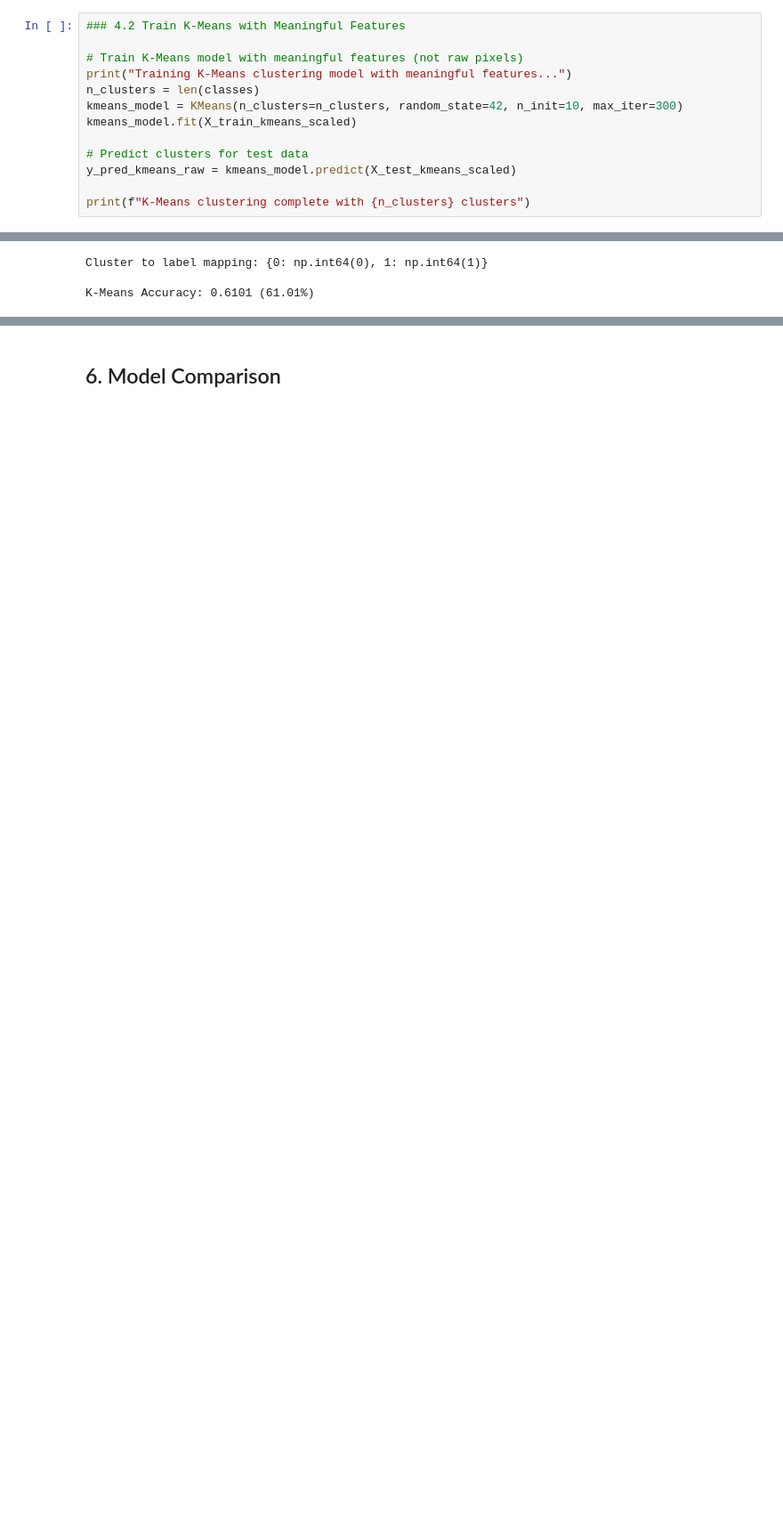
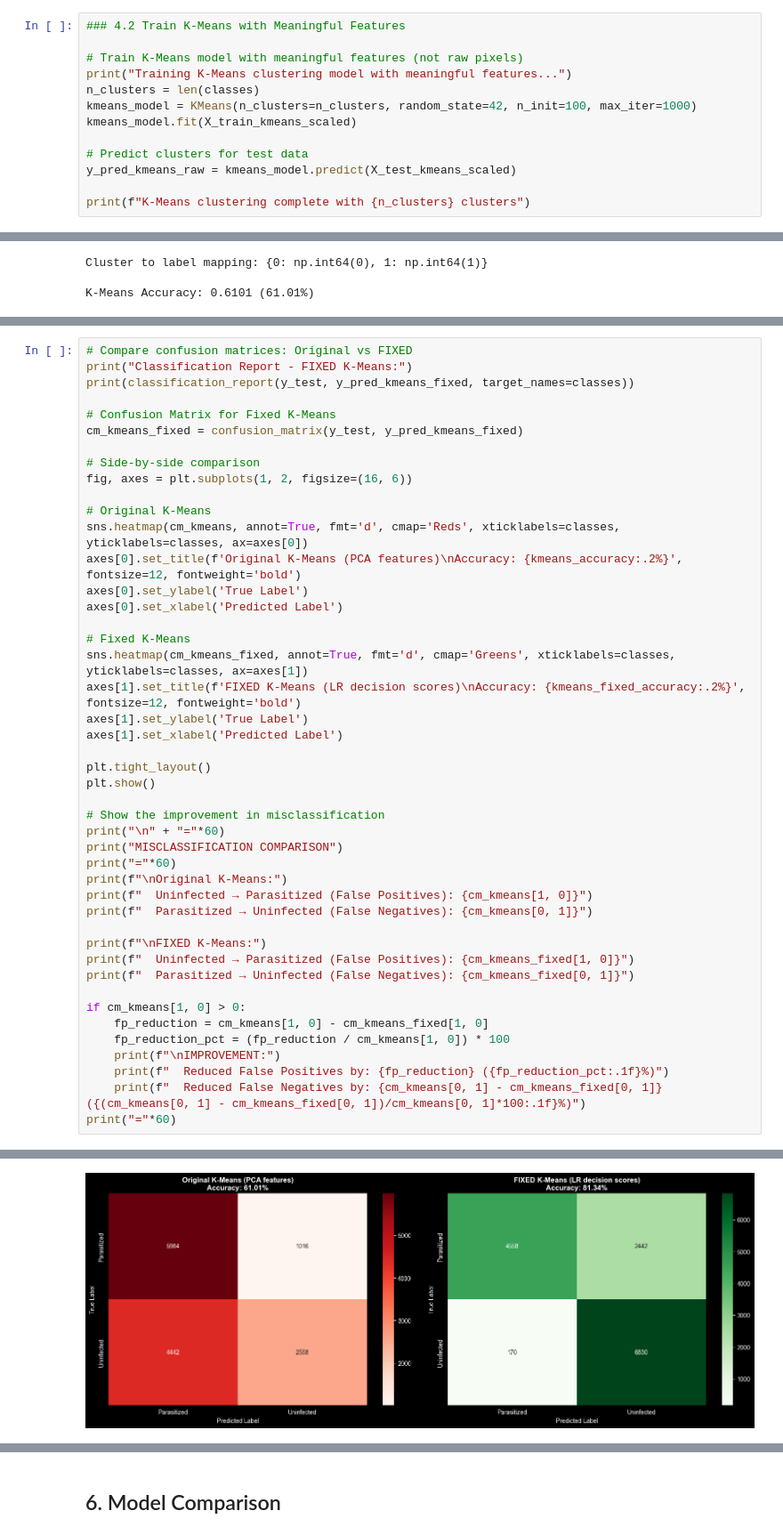
Before and after one commit to Adhamzineldin/ML_Project_New, a Jupyter notebook: Image/image.ipynb, the cells around one changed output, grey strips where cells are left out. Shown at 89% size. Drawn from its saved outputs; the diff is of its cells as text; blank space fills up the shorter version.

Commit message:
81 K MEANS LR FEATURES

```diff
--- a/Image/image.ipynb
+++ b/Image/image.ipynb
@@ -709,7 +709,7 @@ K-Means clustering complete with 2 clusters
 # Train K-Means model with meaningful features (not raw pixels)
 print("Training K-Means clustering model with meaningful features...")
 n_clusters = len(classes)
-kmeans_model = KMeans(n_clusters=n_clusters, random_state=42, n_init=10, max_iter=300)
+kmeans_model = KMeans(n_clusters=n_clusters, random_state=42, n_init=100, max_iter=1000)
 kmeans_model.fit(X_train_kmeans_scaled)
 
 # Predict clusters for test data
@@ -777,0 +855,46 @@ weighted avg       0.64      0.61      0.59     14000
+# %%
+# Compare confusion matrices: Original vs FIXED
+print("Classification Report - FIXED K-Means:")
+print(classification_report(y_test, y_pred_kmeans_fixed, target_names=classes))
+
+# Confusion Matrix for Fixed K-Means
+cm_kmeans_fixed = confusion_matrix(y_test, y_pred_kmeans_fixed)
+
+# Side-by-side comparison
+fig, axes = plt.subplots(1, 2, figsize=(16, 6))
+
+# Original K-Means
+sns.heatmap(cm_kmeans, annot=True, fmt='d', cmap='Reds', xticklabels=classes, yticklabels=classes, ax=axes[0])
+axes[0].set_title(f'Original K-Means (PCA features)\nAccuracy: {kmeans_accuracy:.2%}', fontsize=12, fontweight='bold')
+axes[0].set_ylabel('True Label')
+axes[0].set_xlabel('Predicted Label')
+
+# Fixed K-Means
+sns.heatmap(cm_kmeans_fixed, annot=True, fmt='d', cmap='Greens', xticklabels=classes, yticklabels=classes, ax=axes[1])
+axes[1].set_title(f'FIXED K-Means (LR decision scores)\nAccuracy: {kmeans_fixed_accuracy:.2%}', fontsize=12, fontweight='bold')
+axes[1].set_ylabel('True Label')
+axes[1].set_xlabel('Predicted Label')
+
+plt.tight_layout()
+plt.show()
+
+# Show the improvement in misclassification
+print("\n" + "="*60)
+print("MISCLASSIFICATION COMPARISON")
+print("="*60)
+print(f"\nOriginal K-Means:")
+print(f"  Uninfected → Parasitized (False Positives): {cm_kmeans[1, 0]}")
+print(f"  Parasitized → Uninfected (False Negatives): {cm_kmeans[0, 1]}")
+
+print(f"\nFIXED K-Means:")
+print(f"  Uninfected → Parasitized (False Positives): {cm_kmeans_fixed[1, 0]}")
+print(f"  Parasitized → Uninfected (False Negatives): {cm_kmeans_fixed[0, 1]}")
+
+if cm_kmeans[1, 0] > 0:
+    fp_reduction = cm_kmeans[1, 0] - cm_kmeans_fixed[1, 0]
+    fp_reduction_pct = (fp_reduction / cm_kmeans[1, 0]) * 100
+    print(f"\nIMPROVEMENT:")
+    print(f"  Reduced False Positives by: {fp_reduction} ({fp_reduction_pct:.1f}%)")
+    print(f"  Reduced False Negatives by: {cm_kmeans[0, 1] - cm_kmeans_fixed[0, 1]} ({(cm_kmeans[0, 1] - cm_kmeans_fixed[0, 1])/cm_kmeans[0, 1]*100:.1f}%)")
+print("="*60)
+# %% [output]
@@ -777,0 +910 @@ weighted avg       0.64      0.61      0.59     14000
+[figure, added]
```
Also changed, not shown: parts of 12 cells of this notebook.
